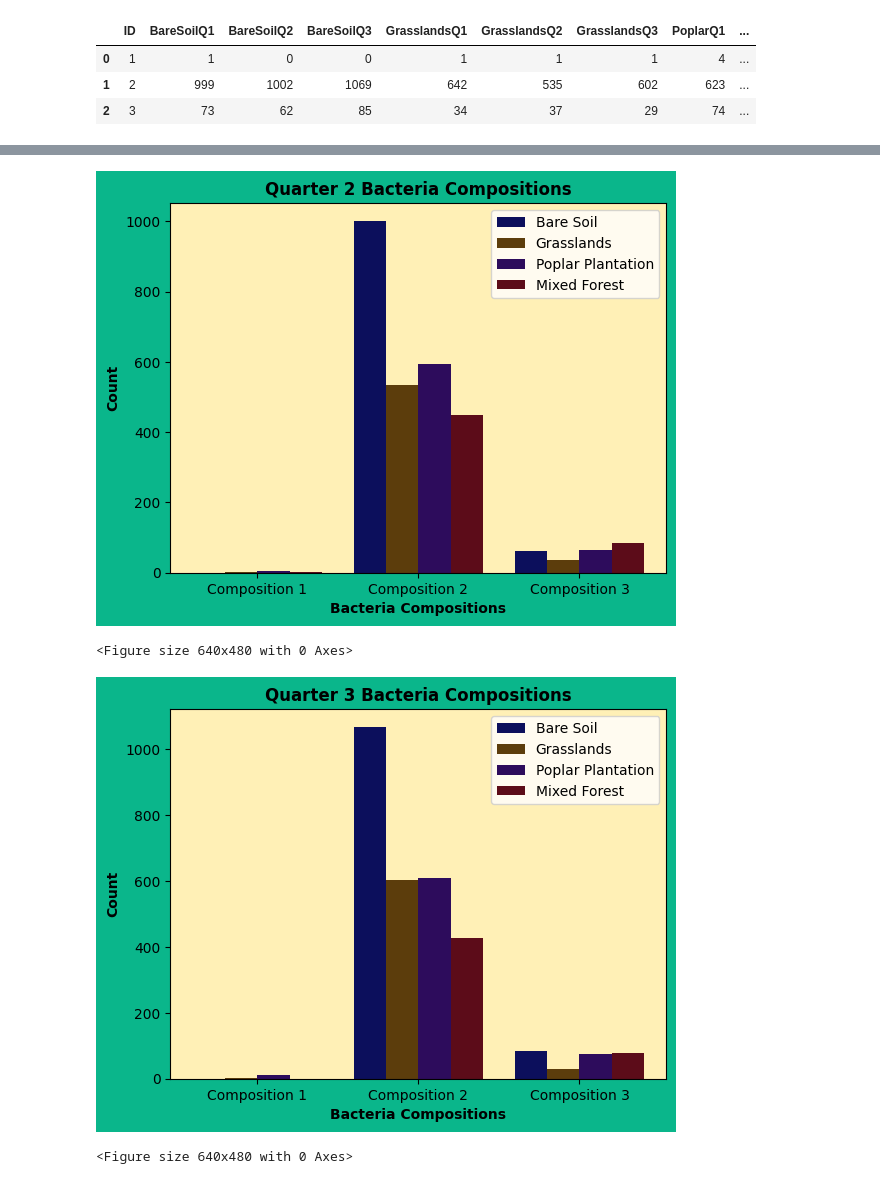
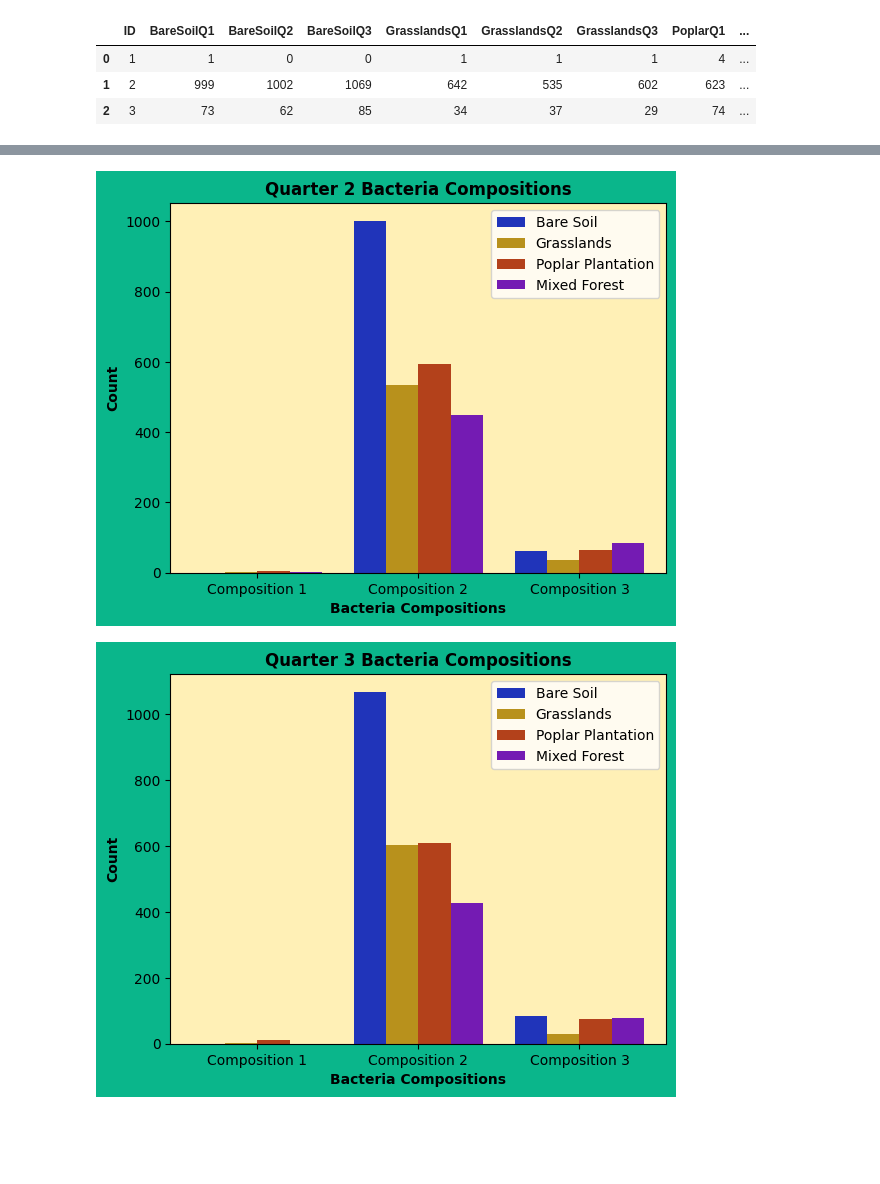
Before and after one commit to jmatos6/CIS568FinalProject, a Jupyter notebook: CIS568SemesterProject.ipynb, the cells around one changed output, grey strips where cells are left out. Saved outputs shown, nothing was run; the diff lists cells and outputs as text; code cells hidden in the pictures; blank space fills up the shorter version.

```diff
--- a/CIS568SemesterProject.ipynb
+++ b/CIS568SemesterProject.ipynb
@@ -413,45 +387,43 @@ plt.savefig("barchartQ1.png")
 # %%
 #adding theme color for background
 plt.figure(facecolor = "#0AB68B")
 
 #make the bars
 width = 0.2
-plt.bar(bcID-0.3, bcBSQ2Arr, width, color='#0c0f5c')
-plt.bar(bcID-0.1, bcGLQ2Arr, width, color='#5c3d0c')
-plt.bar(bcID+0.1, bcPQ2Arr, width, color='#2d0c5c')
-plt.bar(bcID+0.3, bcMFQ2Arr, width, color='#5c0c19')
+plt.bar(bcID-0.3, bcBSQ2Arr, width, color='#2034ba')
+plt.bar(bcID-0.1, bcGLQ2Arr, width, color='#b8911c')
+plt.bar(bcID+0.1, bcPQ2Arr, width, color='#b3411b')
+plt.bar(bcID+0.3, bcMFQ2Arr, width, color='#741bb3')
 
 #add the title and x axis labels
 plt.title("Quarter 2 Bacteria Compositions", fontweight = 'bold')
 plt.xticks(bcID, ['Composition 1', 'Composition 2', 'Composition 3'])
 plt.xlabel("Bacteria Compositions", fontweight = 'bold')
 
 #use gca to define axes to color inside axes
 ax = plt.gca()
 ax.set_facecolor("#FFF0B6")
 
 #set y label
 plt.ylabel("Count", fontweight = 'bold')
 
 #create the legend with the soil types
 plt.legend(["Bare Soil", "Grasslands", "Poplar Plantation", "Mixed Forest"])
 
 #save plot
-plt.show()
 plt.savefig("barchartQ2.png")
 # %% [output]
-[figure, old version]
+[figure, new version]
-<Figure size 640x480 with 0 Axes>
 # %%
 #adding theme color for background
 plt.figure(facecolor = "#0AB68B")
 
 #make the bars
 width = 0.2
-plt.bar(bcID-0.3, bcBSQ3Arr, width, color='#0c0f5c')
-plt.bar(bcID-0.1, bcGLQ3Arr, width, color='#5c3d0c')
-plt.bar(bcID+0.1, bcPQ3Arr, width, color='#2d0c5c')
-plt.bar(bcID+0.3, bcMFQ3Arr, width, color='#5c0c19')
+plt.bar(bcID-0.3, bcBSQ3Arr, width, color='#2034ba')
+plt.bar(bcID-0.1, bcGLQ3Arr, width, color='#b8911c')
+plt.bar(bcID+0.1, bcPQ3Arr, width, color='#b3411b')
+plt.bar(bcID+0.3, bcMFQ3Arr, width, color='#741bb3')
 
 #add the title and x axis labels
 plt.title("Quarter 3 Bacteria Compositions", fontweight = 'bold')
@@ -469,8 +441,6 @@ plt.ylabel("Count", fontweight = 'bold')
 plt.legend(["Bare Soil", "Grasslands", "Poplar Plantation", "Mixed Forest"])
 
 #save plot
-plt.show()
 plt.savefig("barchartQ3.png")
 # %% [output]
-[figure, old version]
+[figure, new version]
-<Figure size 640x480 with 0 Axes>
```
Also changed, not shown: parts of 13 cells of this notebook.
